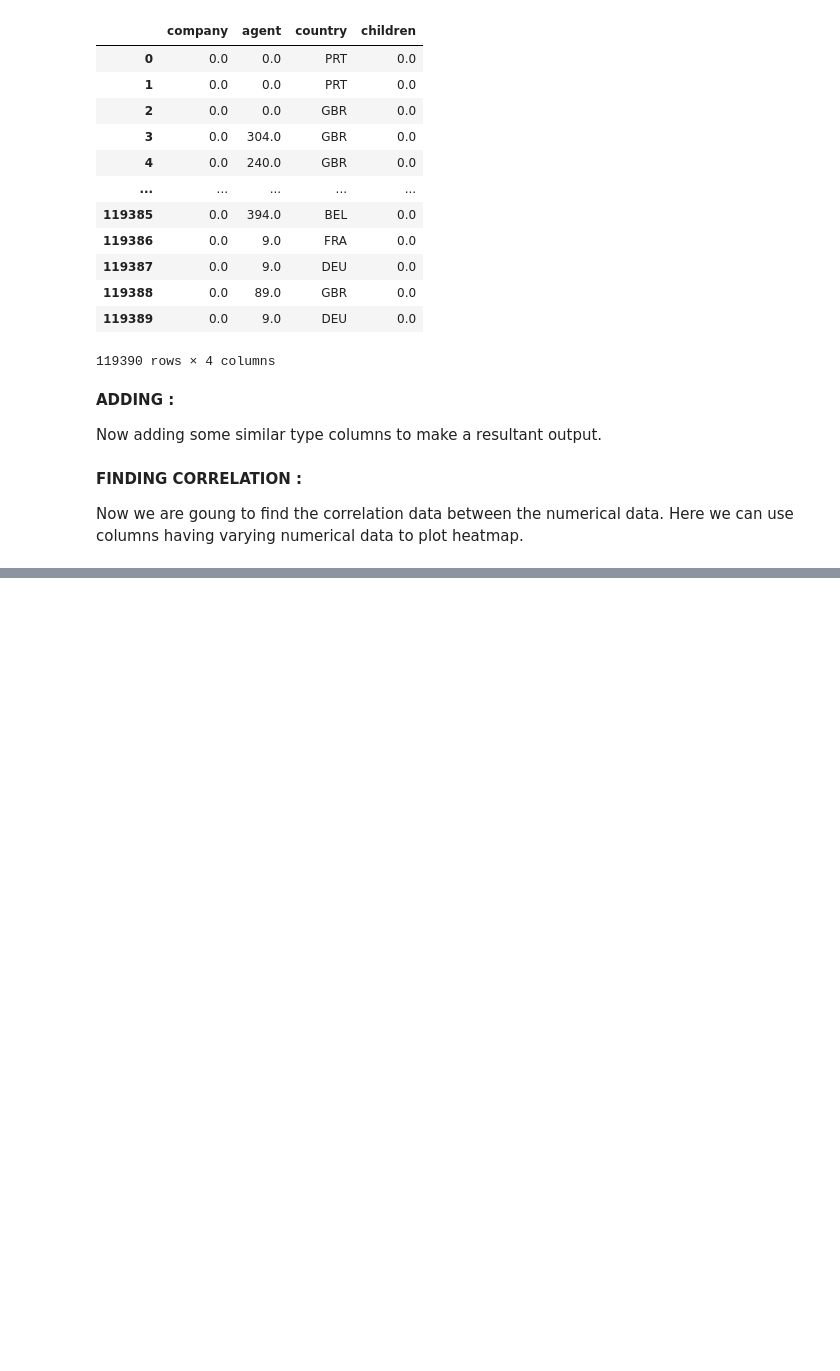
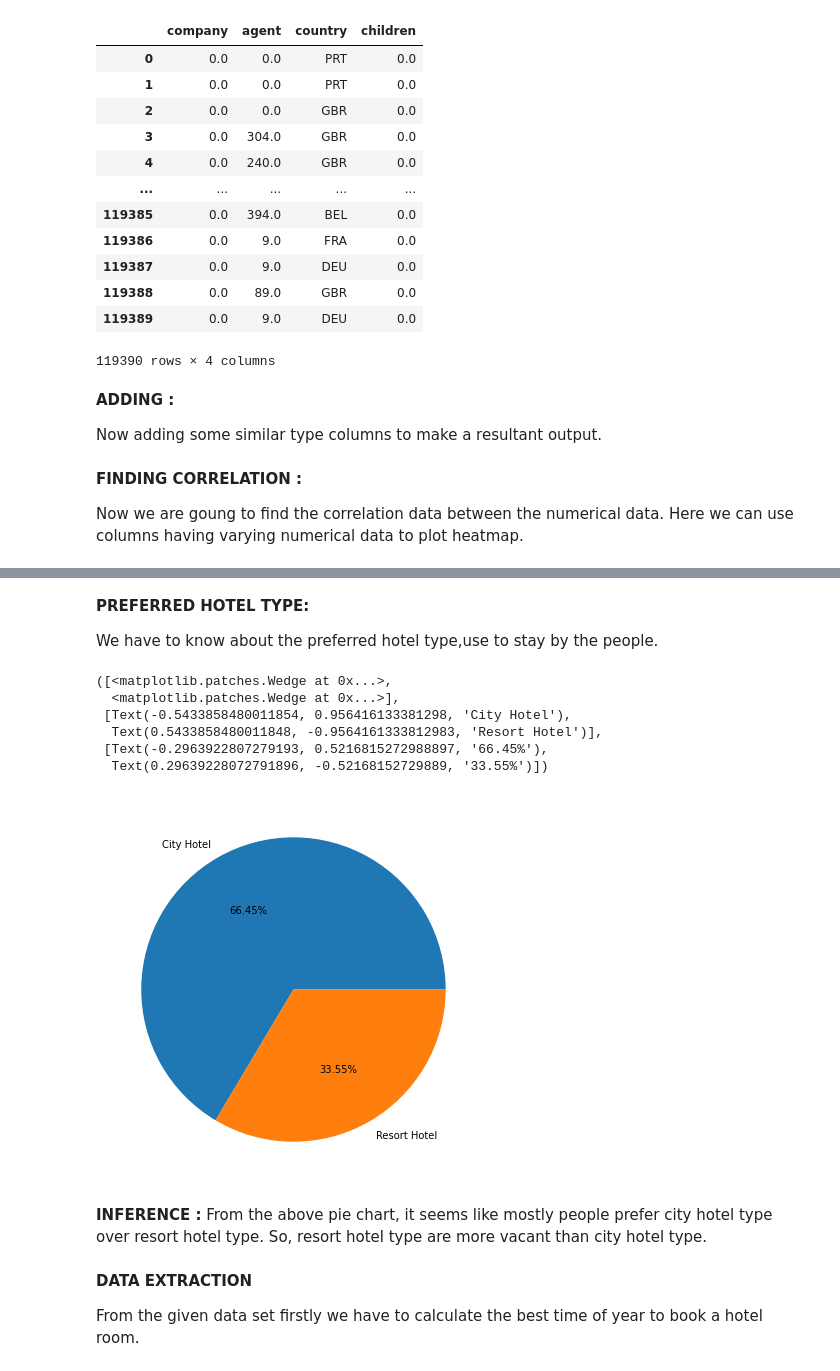
Before and after one commit to vikas6169/hotel-booking-analysis, a Jupyter notebook: Hotel_Booking_Analysis_Capstone_Project.ipynb, the cells around one changed output, grey strips where cells are left out. Cells and saved outputs as stored; diff of their text form; code cells hidden in the pictures; blank space fills up the shorter version.

```diff
--- a/Hotel_Booking_Analysis_Capstone_Project.ipynb
+++ b/Hotel_Booking_Analysis_Capstone_Project.ipynb
@@ -219,0 +226,25 @@ NameError: ignored
+# %% [markdown]
+**PREFERRED HOTEL TYPE:**
+
+We have to know about the preferred hotel type,use to stay by the people.
+# %%
+hotel_type = df1["hotel"].value_counts()
+hotel_type
+# %%
+plt.figure(figsize=(7,7))
+plt.pie(hotel_type, labels = hotel_type.index, autopct = '%0.2f%%')
+# %% [output]
+([<matplotlib.patches.Wedge at 0x...>,
+  <matplotlib.patches.Wedge at 0x...>],
+ [Text(-0.5433858480011854, 0.956416133381298, 'City Hotel'),
+  Text(0.5433858480011848, -0.9564161333812983, 'Resort Hotel')],
+ [Text(-0.2963922807279193, 0.5216815272988897, '66.45%'),
+  Text(0.29639228072791896, -0.52168152729889, '33.55%')])
+[figure, added]
+# %% [markdown]
+**INFERENCE :**
+From the above pie chart, it seems like mostly people prefer city hotel type over resort hotel type. So, resort hotel type are more vacant than city hotel type.
+# %% [markdown]
+**DATA EXTRACTION**
+
+From the given data set firstly we have to calculate the best time of year to book a hotel room.
```
Also changed, not shown: parts of 12 cells of this notebook.
